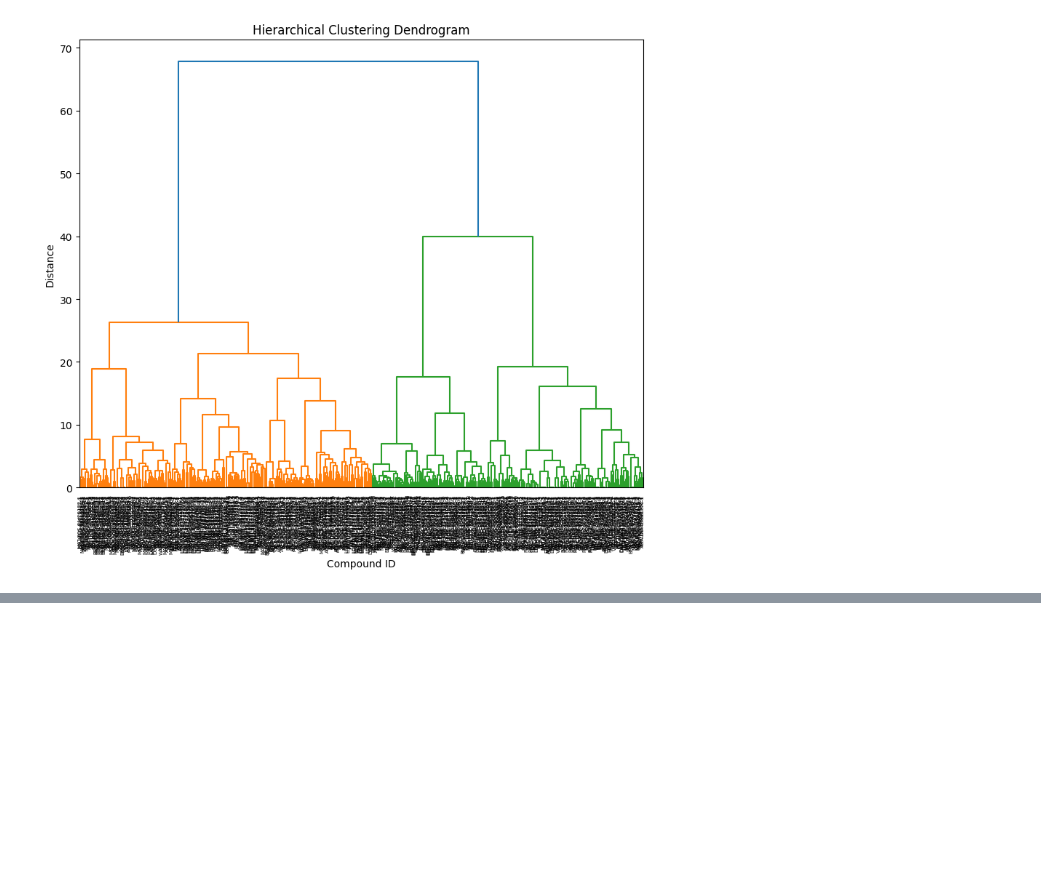
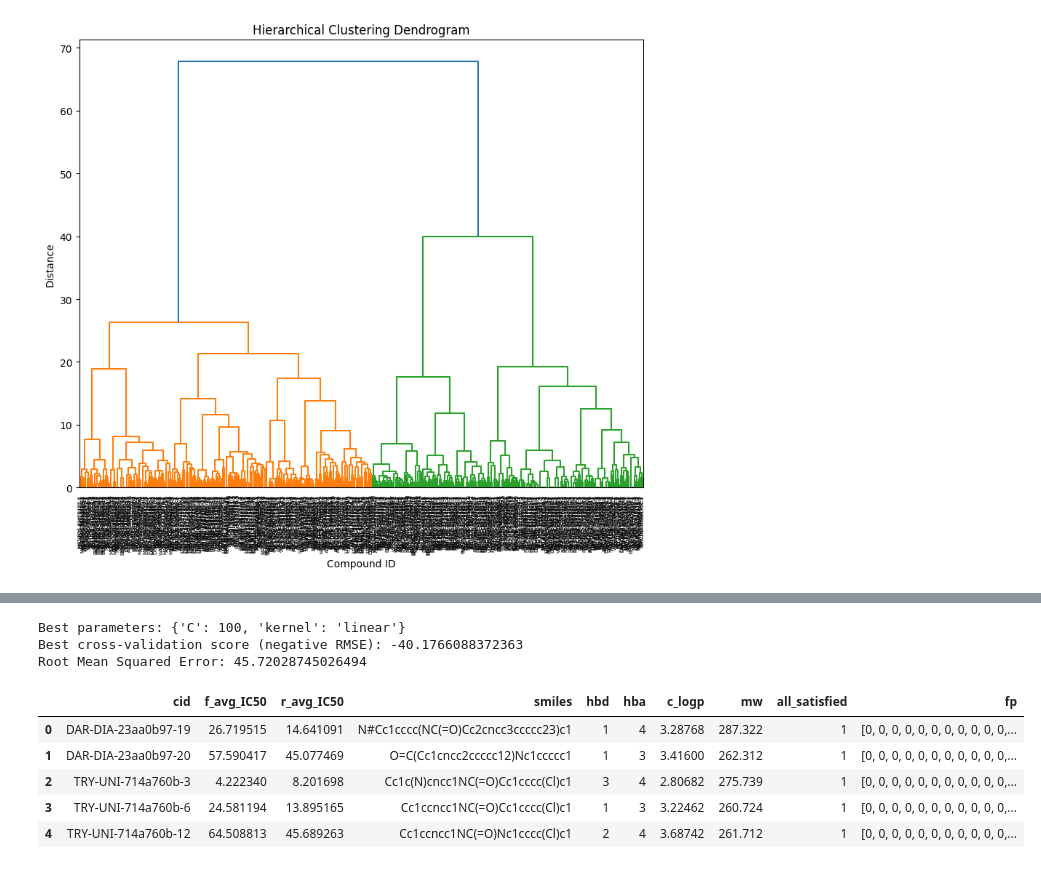
Before and after one commit to YunliQi/ds_drug_discovery, a Jupyter notebook: Rel_database.ipynb, the cells around one changed output, grey strips where cells are left out. Cells and saved outputs as stored; diff of their text form; code cells hidden in the pictures; blank space fills up the shorter version.

```diff
--- a/Rel_database.ipynb
+++ b/Rel_database.ipynb
@@ -354,0 +398,45 @@ df.head()
+# %%
+# SVM model
+param_grid = [
+    {'kernel': ['linear'], 'C': [1, 10, 100, 1000]},
+    {'kernel': ['rbf'], 'C': [1, 10, 100, 1000], 'gamma': [0.001, 0.0001]},
+    {'kernel': ['poly'], 'C': [1, 10, 100, 1000], 'degree': [4, 6, 2]},
+    # Add other kernels and parameters if needed
+]
+
+y = df['f_avg_IC50'].values
+X = df[['hbd', 'hba', 'c_logp', 'mw']].values
+# X = df['fp'].values
+
+X_train, X_test, y_train, y_test = train_test_split(X, y, test_size=0.2)
+model = svm.SVR()
+grid_search = GridSearchCV(model, param_grid, cv=5, scoring='neg_root_mean_squared_error', n_jobs=-1)
+
+grid_search.fit(X_train, y_train)
+
+# Evaluating the model
+print("Best parameters:", grid_search.best_params_)
+print("Best cross-validation score (negative RMSE):", grid_search.best_score_)
+best_model = grid_search.best_estimator_
+
+y_pred = best_model.predict(X_test)
+rmse = mean_squared_error(y_test, y_pred, squared=False)
+print("Root Mean Squared Error:", rmse)
+# %% [output]
+Best parameters: {'C': 100, 'kernel': 'linear'}
+Best cross-validation score (negative RMSE): -40.1766088372363
+Root Mean Squared Error: 45.72028745026494
+# %%
+def smiles_to_fp(smiles, n_bits=2048):
+    mol = Chem.MolFromSmiles(smiles)
+    fpg = rdFingerprintGenerator.GetMorganGenerator(radius=2, fpSize=n_bits)
+    return np.array(fpg.GetFingerprint(mol))
+df["fp"] = df["smiles"].apply(smiles_to_fp)
+df.head()
+# %% [output]
+|  | cid | f_avg_IC50 | r_avg_IC50 | smiles | hbd | hba | c_logp | mw | all_satisfied | fp |
+| 0 | DAR-DIA-23aa0b97-19 | 26.719515 | 14.641091 | N#Cc1cccc(NC(=O)Cc2cncc3ccccc23)c1 | 1 | 4 | 3.28768 | 287.322 | 1 | [0, 0, 0, 0, 0, 0, 0, 0, 0, 0, 0,... |
+| 1 | DAR-DIA-23aa0b97-20 | 57.590417 | 45.077469 | O=C(Cc1cncc2ccccc12)Nc1ccccc1 | 1 | 3 | 3.41600 | 262.312 | 1 | [0, 0, 0, 0, 0, 0, 0, 0, 0, 0, 0,... |
+| 2 | TRY-UNI-714a760b-3 | 4.222340 | 8.201698 | Cc1c(N)cncc1NC(=O)Cc1cccc(Cl)c1 | 3 | 4 | 2.80682 | 275.739 | 1 | [0, 0, 0, 0, 0, 0, 0, 0, 0, 0, 0,... |
+| 3 | TRY-UNI-714a760b-6 | 24.581194 | 13.895165 | Cc1ccncc1NC(=O)Cc1cccc(Cl)c1 | 1 | 3 | 3.22462 | 260.724 | 1 | [0, 0, 0, 0, 0, 0, 0, 0, 0, 0, 0,... |
+| 4 | TRY-UNI-714a760b-12 | 64.508813 | 45.689263 | Cc1ccncc1NC(=O)Nc1cccc(Cl)c1 | 2 | 4 | 3.68742 | 261.712 | 1 | [0, 0, 0, 0, 0, 0, 0, 0, 0, 0, 0,... |
```
Also changed, not shown: parts of 8 cells of this notebook, 1 other file.
